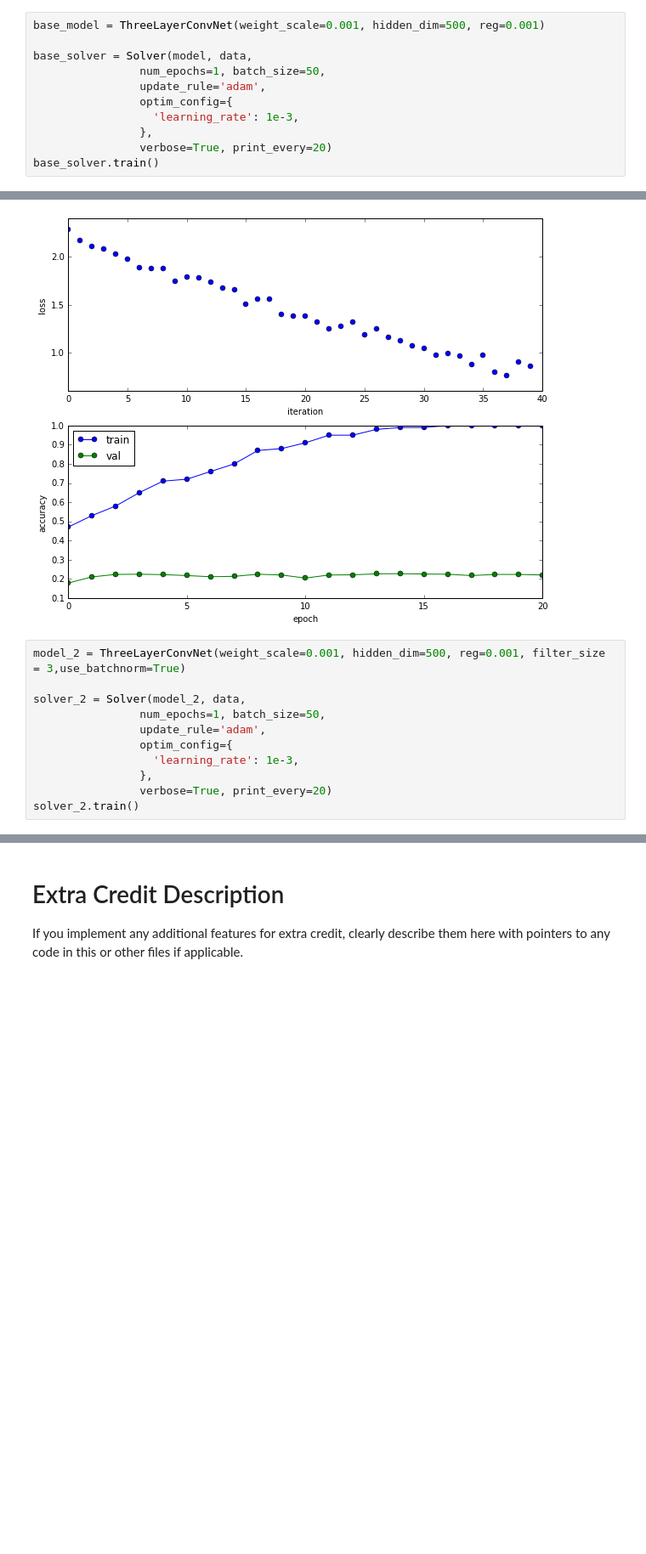
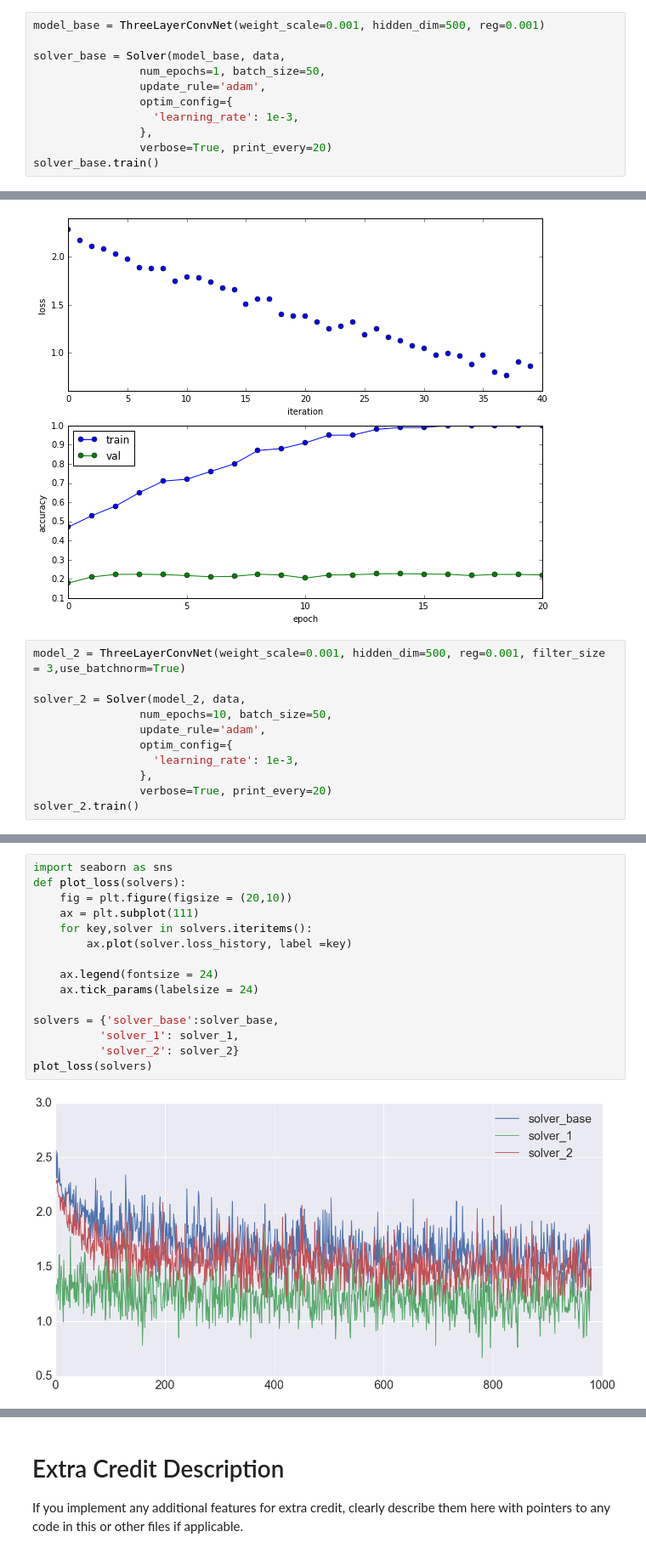
Before and after one commit to cthorey/CS231, a Jupyter notebook: assignment2/ConvolutionalNetworks.ipynb, the cells around one changed output, grey strips where cells are left out. Shown at 85% size. Cells and saved outputs as stored; diff of their text form; blank space fills up the shorter version.

```diff
--- a/assignment2/ConvolutionalNetworks.ipynb
+++ b/assignment2/ConvolutionalNetworks.ipynb
@@ -727,14 +727,14 @@ def check_accuracy(model, X, y, num_samples=None, batch_size=100):
 # %% [markdown]
 ## Base case
 # %%
-base_model = ThreeLayerConvNet(weight_scale=0.001, hidden_dim=500, reg=0.001)
+model_base = ThreeLayerConvNet(weight_scale=0.001, hidden_dim=500, reg=0.001)
 
-base_solver = Solver(model, data,
+solver_base = Solver(model_base, data,
                 num_epochs=1, batch_size=50,
                 update_rule='adam',
                 optim_config={
                   'learning_rate': 1e-3,
                 },
                 verbose=True, print_every=20)
-base_solver.train()
+solver_base.train()
 # %% [output]
@@ -993,7 +977,7 @@ plt.show()
 model_2 = ThreeLayerConvNet(weight_scale=0.001, hidden_dim=500, reg=0.001, filter_size = 3,use_batchnorm=True)
 
 solver_2 = Solver(model_2, data,
-                num_epochs=1, batch_size=50,
+                num_epochs=10, batch_size=50,
                 update_rule='adam',
                 optim_config={
                   'learning_rate': 1e-3,
@@ -1020,0 +996,17 @@ We use batchnorm here
+# %%
+import seaborn as sns
+def plot_loss(solvers):
+    fig = plt.figure(figsize = (20,10))
+    ax = plt.subplot(111)
+    for key,solver in solvers.iteritems():
+        ax.plot(solver.loss_history, label =key)
+
+    ax.legend(fontsize = 24)
+    ax.tick_params(labelsize = 24)
+
+solvers = {'solver_base':solver_base,
+          'solver_1': solver_1,
+          'solver_2': solver_2}
+plot_loss(solvers)
+# %% [output]
+[figure, added]
```
Also changed, not shown: parts of 7 cells of this notebook, 8 other files.
